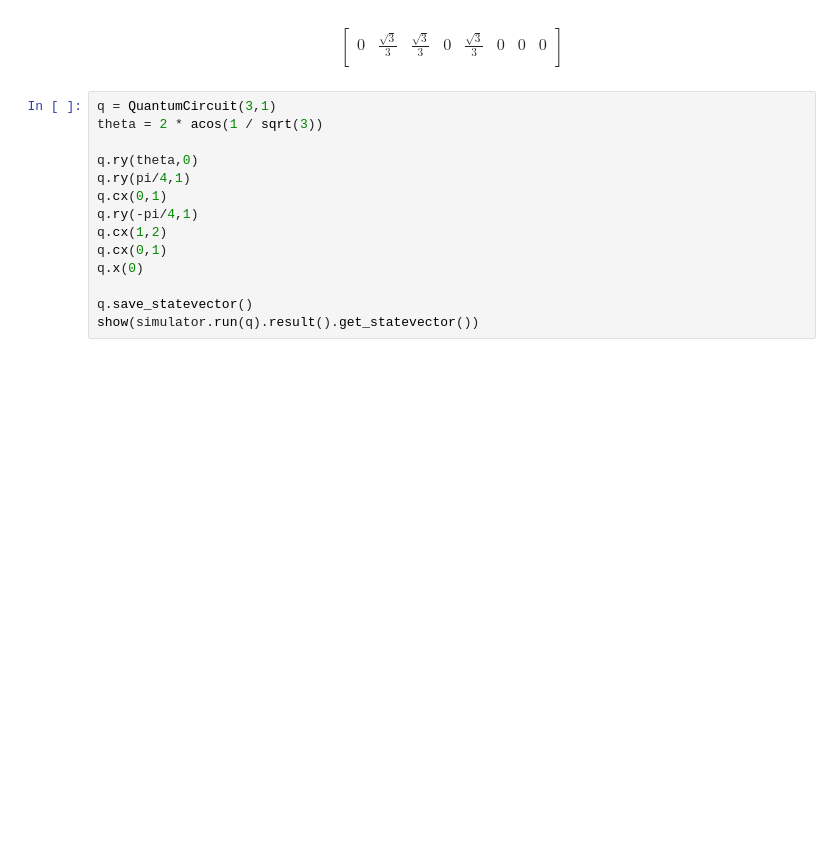
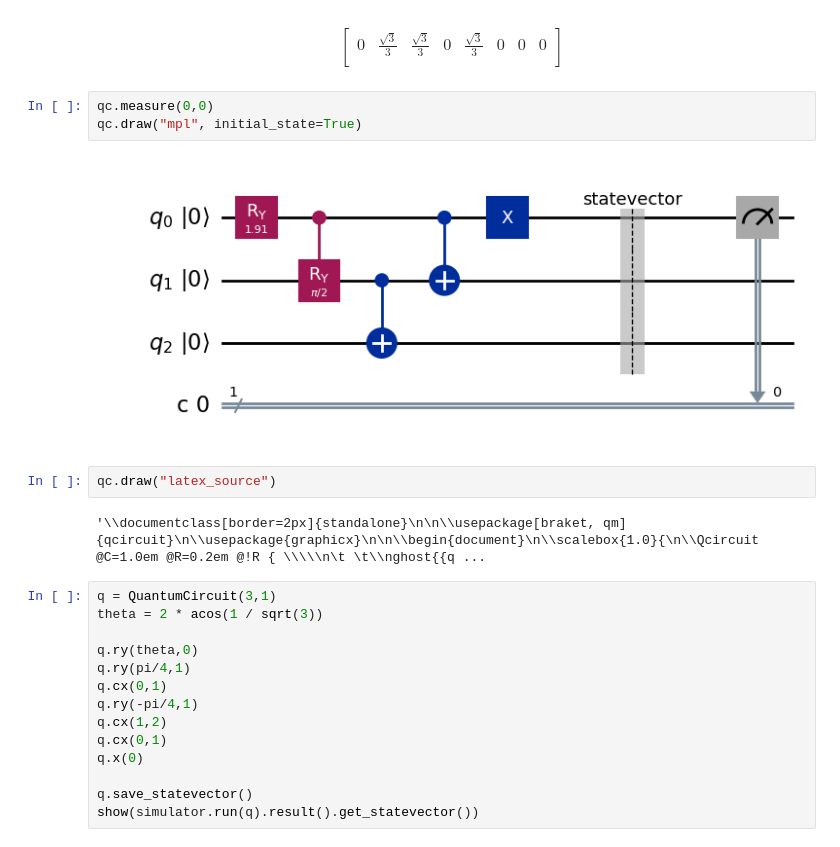
Before and after one commit to syedshubha/PulseSCQ, a Jupyter notebook: W_StateCKT.ipynb, the cells around one changed output. Cells and saved outputs as stored; diff of their text form; blank space fills up the shorter version.

```diff
--- a/W_StateCKT.ipynb
+++ b/W_StateCKT.ipynb
@@ -36,6 +36,15 @@ $$
 0 & \frac{\sqrt{3}}{3} & \frac{\sqrt{3}}{3} & 0 & \frac{\sqrt{3}}{3} & 0 & 0 & 0  \\
  \end{bmatrix}
 $$
+# %%
+qc.measure(0,0)
+qc.draw("mpl", initial_state=True)
+# %% [output]
+[figure, added]
+# %%
+qc.draw("latex_source")
+# %% [output]
+'\\documentclass[border=2px]{standalone}\n\n\\usepackage[braket, qm]{qcircuit}\n\\usepackage{graphicx}\n\n\\begin{document}\n\\scalebox{1.0}{\n\\Qcircuit @C=1.0em @R=0.2em @!R { \\\\\n\t \t\\nghost{{q ...
 # %%
 q = QuantumCircuit(3,1)
 theta = 2 * acos(1 / sqrt(3))
```
Also changed, not shown: parts of 6 cells of this notebook.
